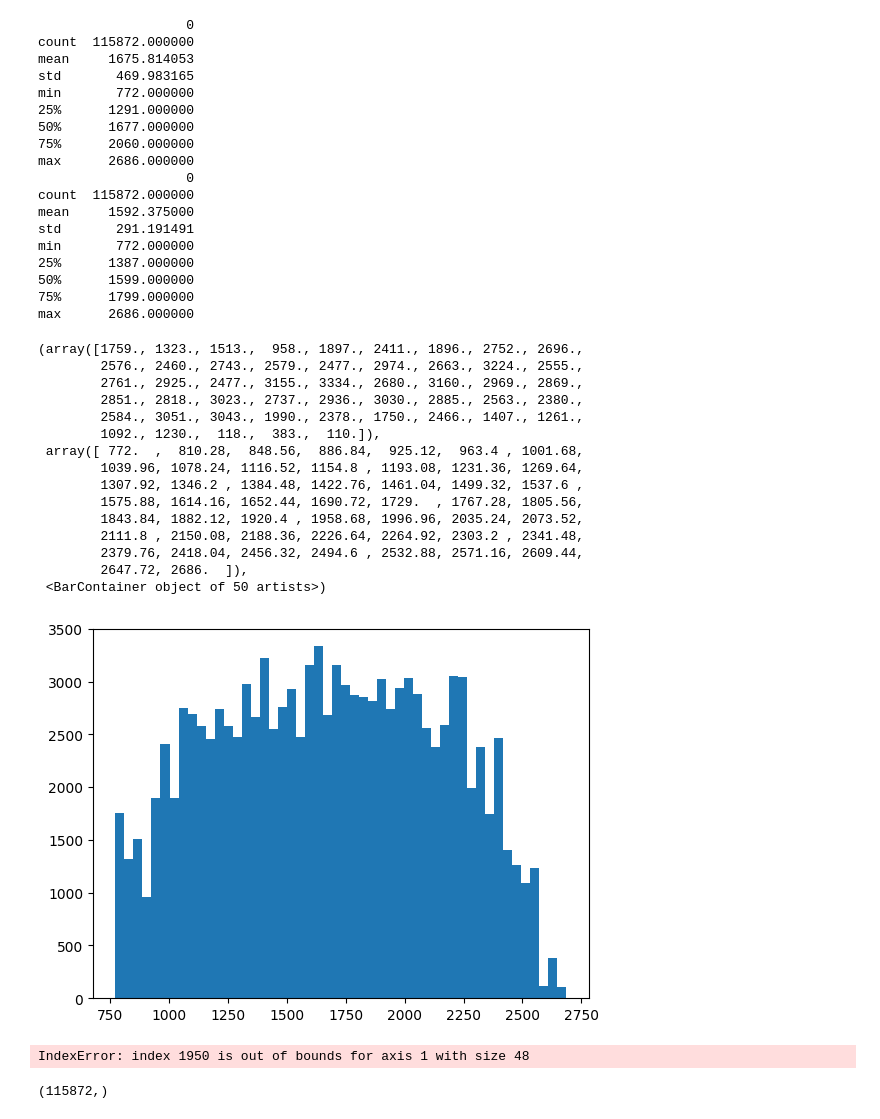
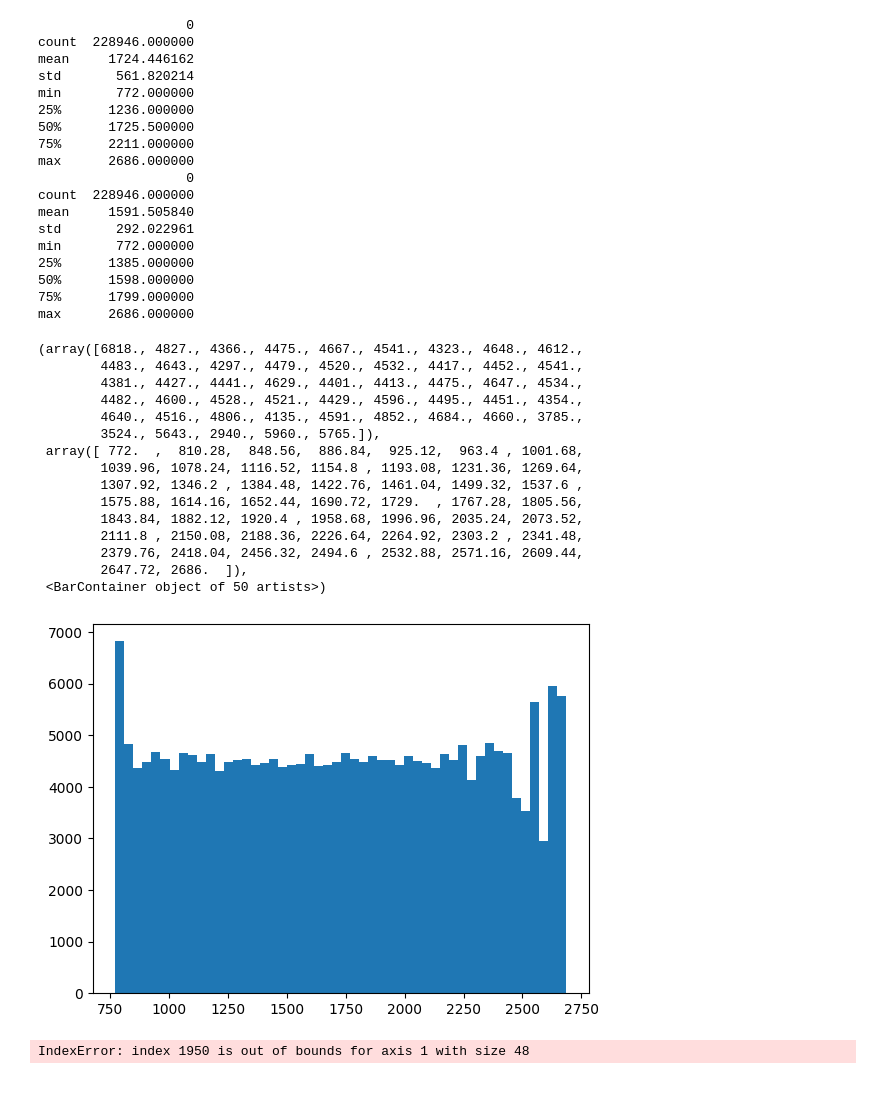
Before and after one commit to jhudsy/chesspredict, a Jupyter notebook: notebook2.ipynb, the cells around one changed output. Cells and saved outputs as stored; diff of their text form; code cells hidden in the pictures; blank space fills up the shorter version.

```diff
--- a/notebook2.ipynb
+++ b/notebook2.ipynb
@@ -382,11 +417,11 @@ inputs = Input(shape=(NUM_MOVES, 136)) #full tensor
 
 x = TimeDistributed(Dense(80,activation = 'relu'))(inputs)
 
-x = LSTM(80,return_sequences = True)(x)
+x = LSTM(40,return_sequences = True)(x)
 x = LSTM(32)(x)
 x = Dense(60,activation='relu')(x)
 
-output = Dense(1,activation='relu',name="WhiteElo")(x)
+output = Dense(1,activation='relu',name="Elo")(x)
 
 model = keras.Model(inputs=inputs,outputs=[output])
 
@@ -397,24 +432,14 @@ model.compile(optimizer=keras.optimizers.Adam(learning_rate=0.001),
 
 #select 20% of the data to be used for validation
 
-split = int(0.8*len(X))
-
-X_train = X[:split]
-y_train = y[:split]
-
-
-X_val = X[split:]
-y_val = y[split:]
-
-bins = bin_data(X_train,y_train)
-print("bins made")
-OX,Oy = oversample(bins,len(X))
-
 
 stop_early = tf.keras.callbacks.EarlyStopping(monitor='val_loss', patience=5)
-save = tf.keras.callbacks.ModelCheckpoint('modelOTW.keras', save_best_only=True,mode='auto',monitor='val_loss')
+save = tf.keras.callbacks.ModelCheckpoint('modelOT.keras', save_best_only=True,mode='auto',monitor='val_loss')
 
-#model.fit(X,(y1,y2),epochs=100,validation_split=0.2,callbacks=[stop_early,save])
-#modelW.fit(OX,Oy1,epochs=100,validation_data=(X_val,y1_val),callbacks=[stop_early,saveW])
-model.fit(OX,Oy,epochs=100,validation_data=(X_val,y_val),callbacks=[stop_early,save])
+#model.fit(X,y,epochs=100,validation_split=0.2,shuffle=True,callbacks=[stop_early,save])
+model.fit(OX,Oy,
+          epochs=100,
+          shuffle=True,
+          validation_data=(X_val,y_val),
+          callbacks=[stop_early,save])
 # %% [output]
@@ -478,56 +499,52 @@ print(analyse_game("data/all_data/jhudsy.pgn",model))
 # %%
 import pandas as pd
 
-df = pd.DataFrame(Oy1)
+df = pd.DataFrame(Oy)
 print(df.describe())
 
-df = pd.DataFrame(y1)
+df = pd.DataFrame(y)
 print(df.describe())
 
 #plot the distribution of the ratings
 import matplotlib.pyplot as plt
 
-plt.hist(Oy1,bins=50)
+plt.hist(Oy,bins=50)
 # %% [output]
                    0
-count  115872.000000
-mean     1675.814053
-std       469.983165
+count  228946.000000
+mean     1724.446162
+std       561.820214
 min       772.000000
-25%      1291.000000
-50%      1677.000000
-75%      2060.000000
+25%      1236.000000
+50%      1725.500000
+75%      2211.000000
 max      2686.000000
                    0
-count  115872.000000
-mean     1592.375000
-std       291.191491
+count  228946.000000
+mean     1591.505840
+std       292.022961
 min       772.000000
-25%      1387.000000
-50%      1599.000000
+25%      1385.000000
+50%      1598.000000
 75%      1799.000000
 max      2686.000000
-(array([1759., 1323., 1513.,  958., 1897., 2411., 1896., 2752., 2696.,
-        2576., 2460., 2743., 2579., 2477., 2974., 2663., 3224., 2555.,
-        2761., 2925., 2477., 3155., 3334., 2680., 3160., 2969., 2869.,
-        2851., 2818., 3023., 2737., 2936., 3030., 2885., 2563., 2380.,
-        2584., 3051., 3043., 1990., 2378., 1750., 2466., 1407., 1261.,
-        1092., 1230.,  118.,  383.,  110.]),
+(array([6818., 4827., 4366., 4475., 4667., 4541., 4323., 4648., 4612.,
+        4483., 4643., 4297., 4479., 4520., 4532., 4417., 4452., 4541.,
+        4381., 4427., 4441., 4629., 4401., 4413., 4475., 4647., 4534.,
+        4482., 4600., 4528., 4521., 4429., 4596., 4495., 4451., 4354.,
+        4640., 4516., 4806., 4135., 4591., 4852., 4684., 4660., 3785.,
+        3524., 5643., 2940., 5960., 5765.]),
  array([ 772.  ,  810.28,  848.56,  886.84,  925.12,  963.4 , 1001.68,
         1039.96, 1078.24, 1116.52, 1154.8 , 1193.08, 1231.36, 1269.64,
         1307.92, 1346.2 , 1384.48, 1422.76, 1461.04, 1499.32, 1537.6 ,
         1575.88, 1614.16, 1652.44, 1690.72, 1729.  , 1767.28, 1805.56,
         1843.84, 1882.12, 1920.4 , 1958.68, 1996.96, 2035.24, 2073.52,
         2111.8 , 2150.08, 2188.36, 2226.64, 2264.92, 2303.2 , 2341.48,
         2379.76, 2418.04, 2456.32, 2494.6 , 2532.88, 2571.16, 2609.44,
         2647.72, 2686.  ]),
  <BarContainer object of 50 artists>)
-[figure, old version]
+[figure, new version]
 # %%
 len(tf.keras.utils.to_categorical(y1,num_classes=48))
 # %% [output]
 IndexError: index 1950 is out of bounds for axis 1 with size 48
-# %%
-y1.shape
-# %% [output]
-(115872,)
```
Also changed, not shown: parts of 11 cells of this notebook.
